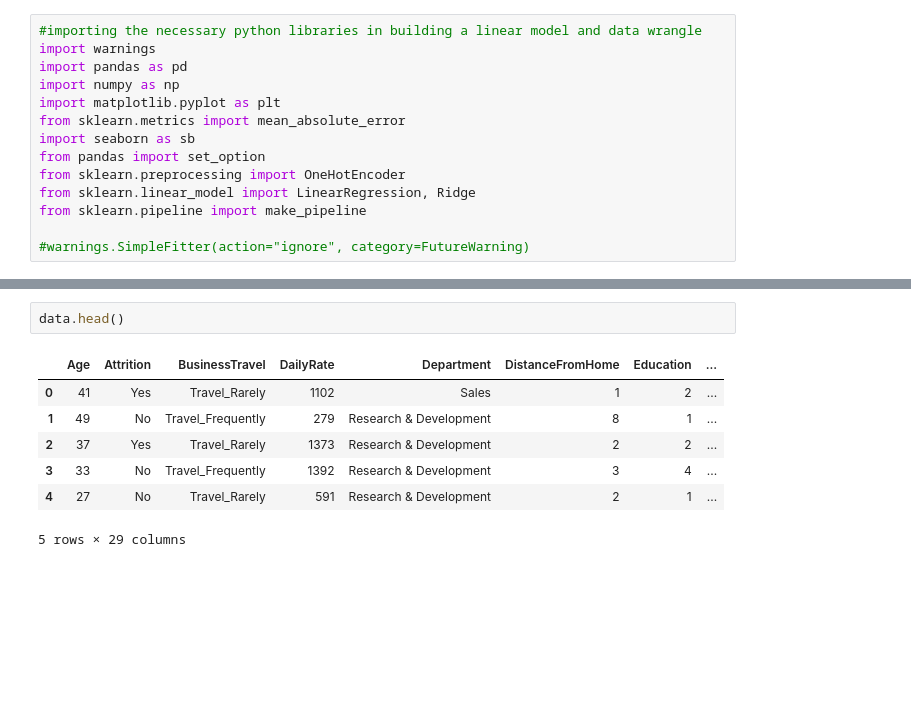
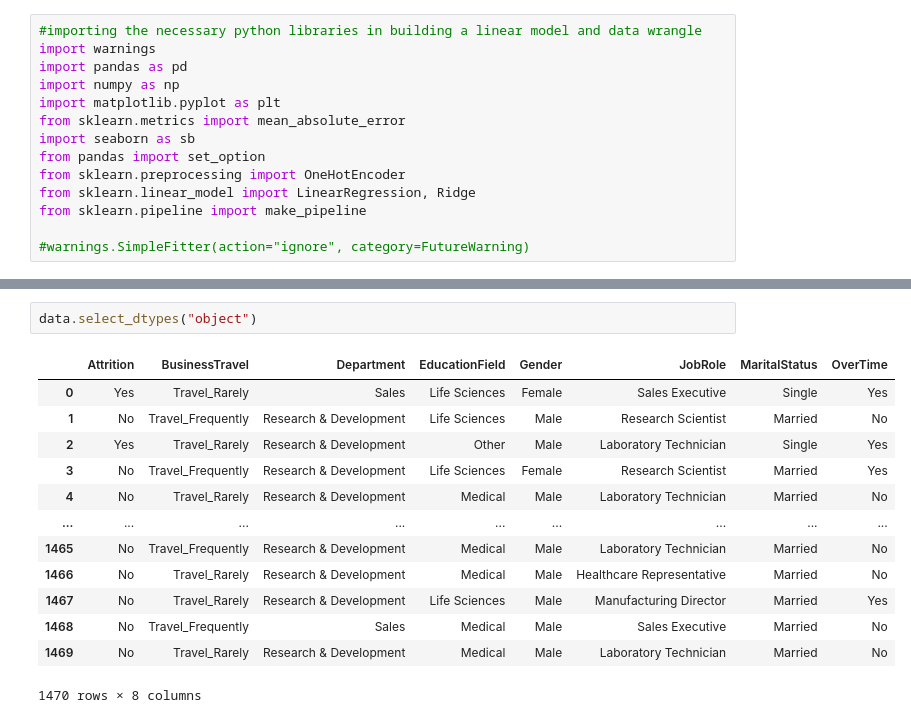
Before and after one commit to GorrettyOkumbe/Datascience-One-Campus, a Jupyter notebook: WORK _SPACE/Employee_attrition.ipynb, the cells around one changed output, grey strips where cells are left out. Cells and saved outputs as stored; diff of their text form; blank space fills up the shorter version.

```diff
--- a/WORK _SPACE/Employee_attrition.ipynb
+++ b/WORK _SPACE/Employee_attrition.ipynb
@@ -45,13 +58,19 @@ print(data.shape)
-# %%
-data.head()
-# %% [output]
-|  | Age | Attrition | BusinessTravel | DailyRate | Department | DistanceFromHome | Education | ... |
-| 0 | 41 | Yes | Travel_Rarely | 1102 | Sales | 1 | 2 | ... |
-| 1 | 49 | No | Travel_Frequently | 279 | Research & Development | 8 | 1 | ... |
-| 2 | 37 | Yes | Travel_Rarely | 1373 | Research & Development | 2 | 2 | ... |
-| 3 | 33 | No | Travel_Frequently | 1392 | Research & Development | 3 | 4 | ... |
-| 4 | 27 | No | Travel_Rarely | 591 | Research & Development | 2 | 1 | ... |
-5 rows × 29 columns
+# %%
+data.select_dtypes("object")
+# %% [output]
+|  | Attrition | BusinessTravel | Department | EducationField | Gender | JobRole | MaritalStatus | OverTime |
+| 0 | Yes | Travel_Rarely | Sales | Life Sciences | Female | Sales Executive | Single | Yes |
+| 1 | No | Travel_Frequently | Research & Development | Life Sciences | Male | Research Scientist | Married | No |
+| 2 | Yes | Travel_Rarely | Research & Development | Other | Male | Laboratory Technician | Single | Yes |
+| 3 | No | Travel_Frequently | Research & Development | Life Sciences | Female | Research Scientist | Married | Yes |
+| 4 | No | Travel_Rarely | Research & Development | Medical | Male | Laboratory Technician | Married | No |
+| ... | ... | ... | ... | ... | ... | ... | ... | ... |
+| 1465 | No | Travel_Frequently | Research & Development | Medical | Male | Laboratory Technician | Married | No |
+| 1466 | No | Travel_Rarely | Research & Development | Medical | Male | Healthcare Representative | Married | No |
+| 1467 | No | Travel_Rarely | Research & Development | Life Sciences | Male | Manufacturing Director | Married | Yes |
+| 1468 | No | Travel_Frequently | Sales | Medical | Male | Sales Executive | Married | No |
+| 1469 | No | Travel_Rarely | Research & Development | Medical | Male | Laboratory Technician | Married | No |
+1470 rows × 8 columns
 # %%
 data.info()
 # %% [output]
```
Also changed, not shown: parts of 13 cells of this notebook.
